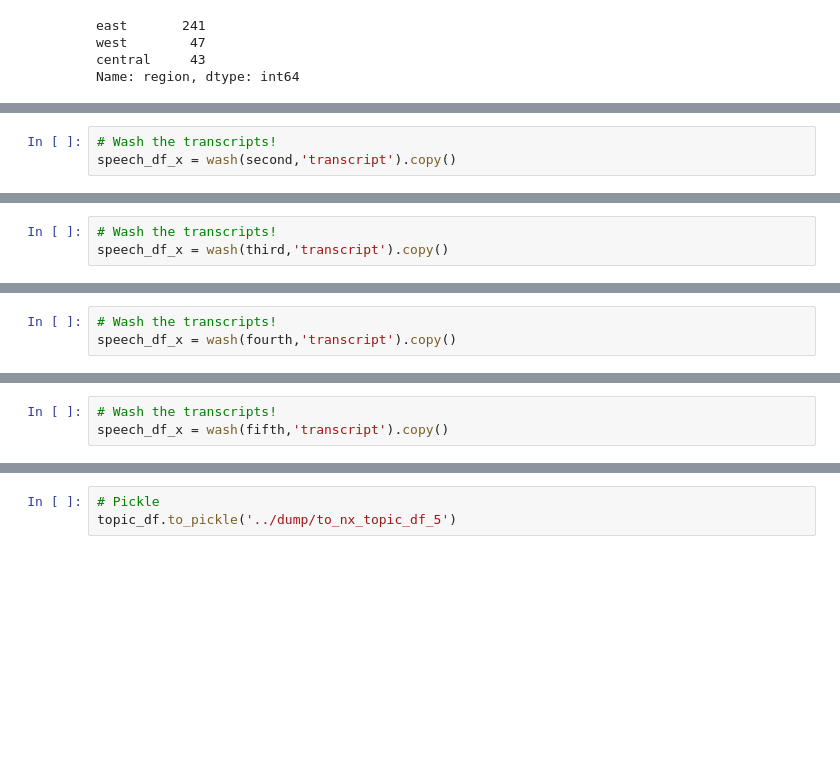
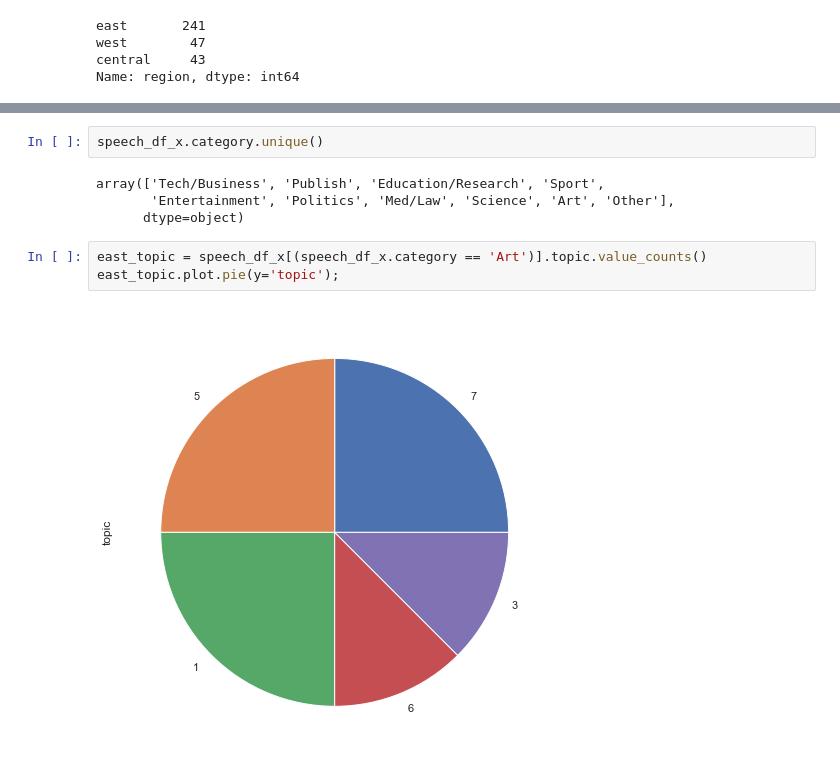
Before and after one commit to katiehuang1221/NLP-Analysis-On-Motivational-Speeches, a Jupyter notebook: notebook/06_topic_modeling_interpret.ipynb, the cells around one changed output, grey strips where cells are left out. Cells and saved outputs as stored; diff of their text form; blank space fills up the shorter version.

```diff
--- a/notebook/06_topic_modeling_interpret.ipynb
+++ b/notebook/06_topic_modeling_interpret.ipynb
@@ -431,3 +373,0 @@ second = speech_df_raw[(speech_df_raw.year>= 2003)&(speech_df_raw.year<2009)].co
-# %%
-# Wash the transcripts!
-speech_df_x = wash(second,'transcript').copy()
@@ -456,3 +373,0 @@ third = speech_df_raw[(speech_df_raw.year>= 2009)&(speech_df_raw.year<2012)].cop
-# %%
-# Wash the transcripts!
-speech_df_x = wash(third,'transcript').copy()
@@ -481,3 +373,0 @@ fourth = speech_df_raw[(speech_df_raw.year>= 2012)&(speech_df_raw.year<2015)].co
-# %%
-# Wash the transcripts!
-speech_df_x = wash(fourth,'transcript').copy()
@@ -506,3 +373,0 @@ fifth = speech_df_raw[(speech_df_raw.year>= 2015)].copy()
-# %%
-# Wash the transcripts!
-speech_df_x = wash(fifth,'transcript').copy()
@@ -524,3 +374,11 @@ topic_df
-# %%
-# Pickle
-topic_df.to_pickle('../dump/to_nx_topic_df_5')
+# %%
+speech_df_x.category.unique()
+# %% [output]
+array(['Tech/Business', 'Publish', 'Education/Research', 'Sport',
+       'Entertainment', 'Politics', 'Med/Law', 'Science', 'Art', 'Other'],
+      dtype=object)
+# %%
+east_topic = speech_df_x[(speech_df_x.category == 'Art')].topic.value_counts()
+east_topic.plot.pie(y='topic');
+# %% [output]
+[figure, added]
```
Also changed, not shown: parts of 55 cells of this notebook.
